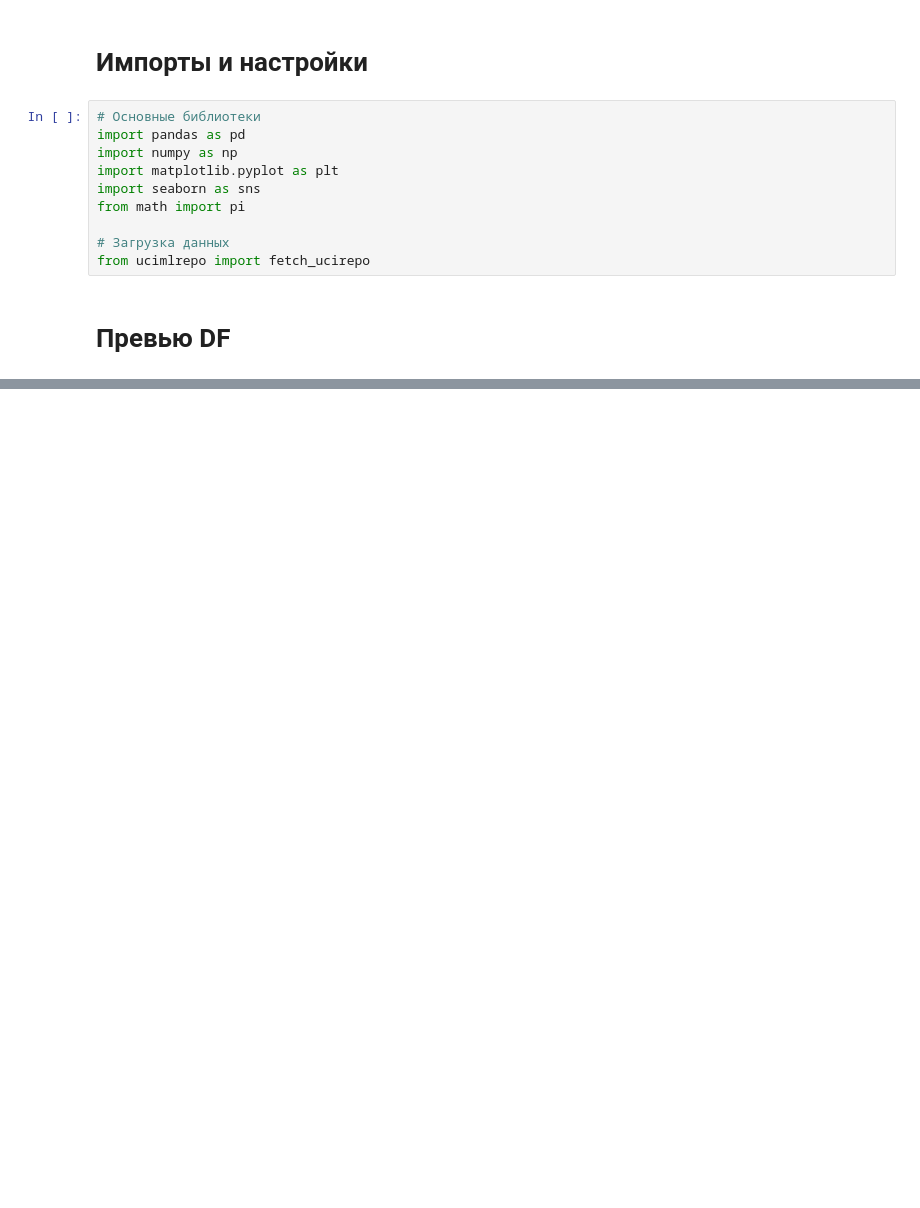
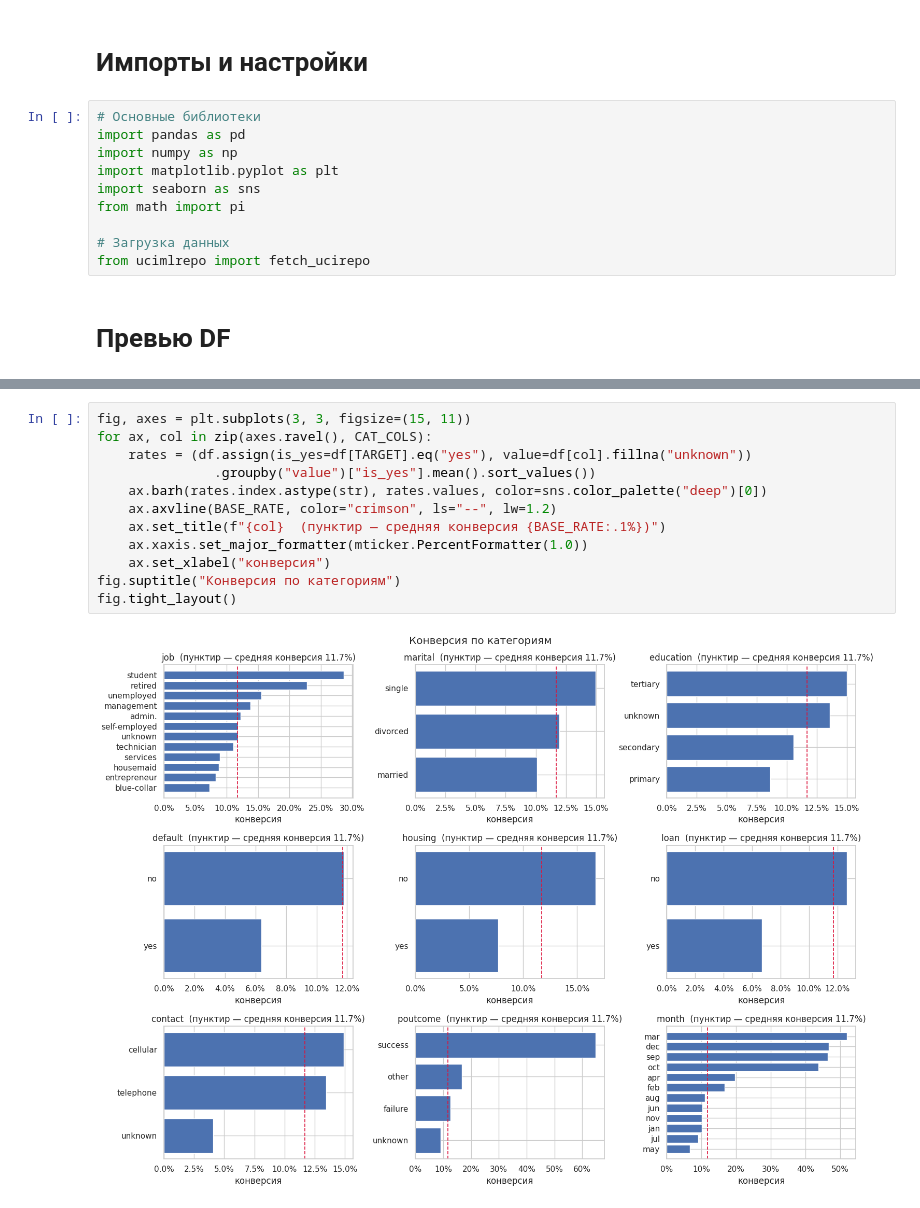
Before and after one commit to RafaelPozoyan/UrFU_project, a Jupyter notebook: practicum.ipynb, the cells around one changed output, grey strips where cells are left out. Saved outputs shown, nothing was run; the diff lists cells and outputs as text; blank space fills up the shorter version.

```diff
--- a/practicum.ipynb
+++ b/practicum.ipynb
@@ -50,0 +268,14 @@ memory usage: 5.9+ MB
+# %%
+fig, axes = plt.subplots(3, 3, figsize=(15, 11))
+for ax, col in zip(axes.ravel(), CAT_COLS):
+    rates = (df.assign(is_yes=df[TARGET].eq("yes"), value=df[col].fillna("unknown"))
+               .groupby("value")["is_yes"].mean().sort_values())
+    ax.barh(rates.index.astype(str), rates.values, color=sns.color_palette("deep")[0])
+    ax.axvline(BASE_RATE, color="crimson", ls="--", lw=1.2)
+    ax.set_title(f"{col}  (пунктир — средняя конверсия {BASE_RATE:.1%})")
+    ax.xaxis.set_major_formatter(mticker.PercentFormatter(1.0))
+    ax.set_xlabel("конверсия")
+fig.suptitle("Конверсия по категориям")
+fig.tight_layout()
+# %% [output]
+[figure, added]
```
Also changed, not shown: parts of 30 cells of this notebook.
